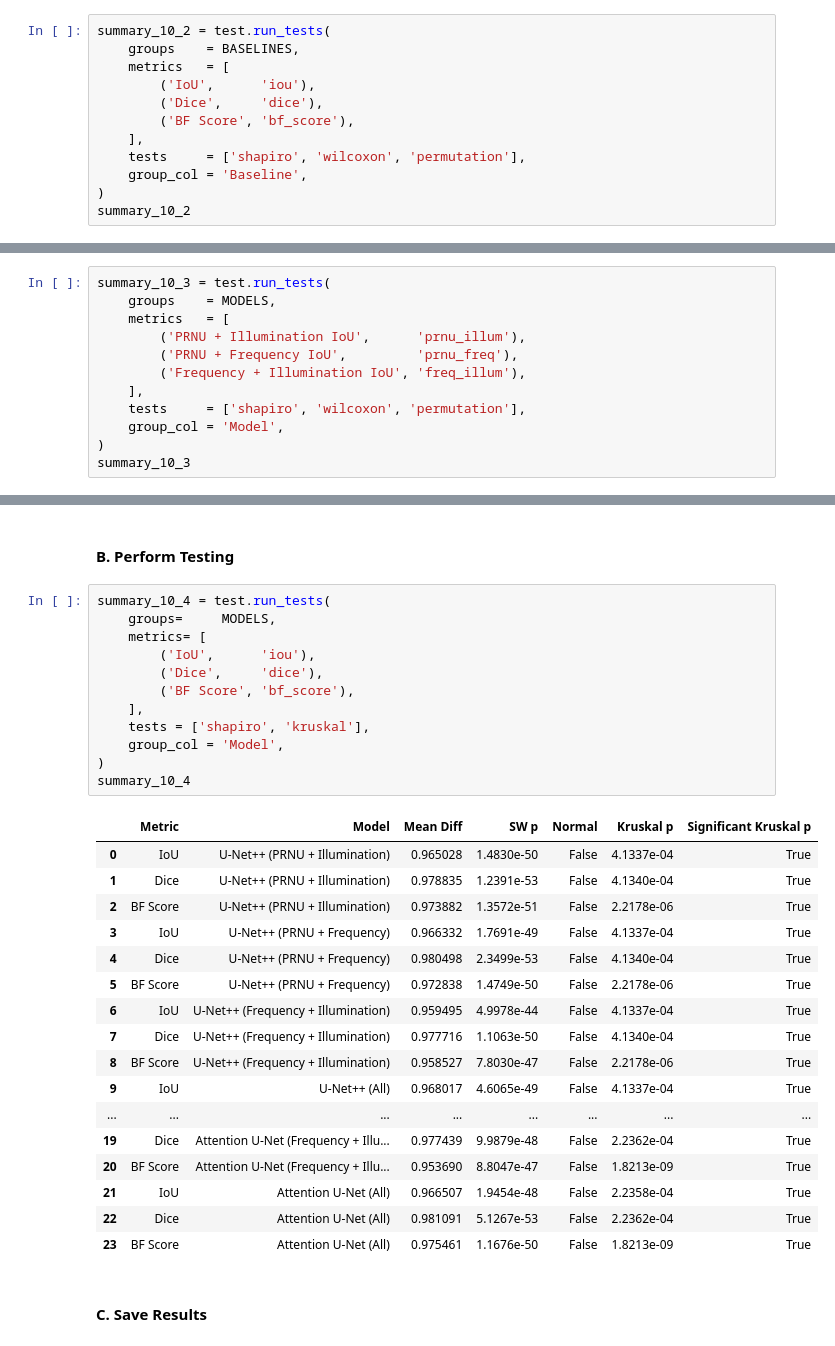
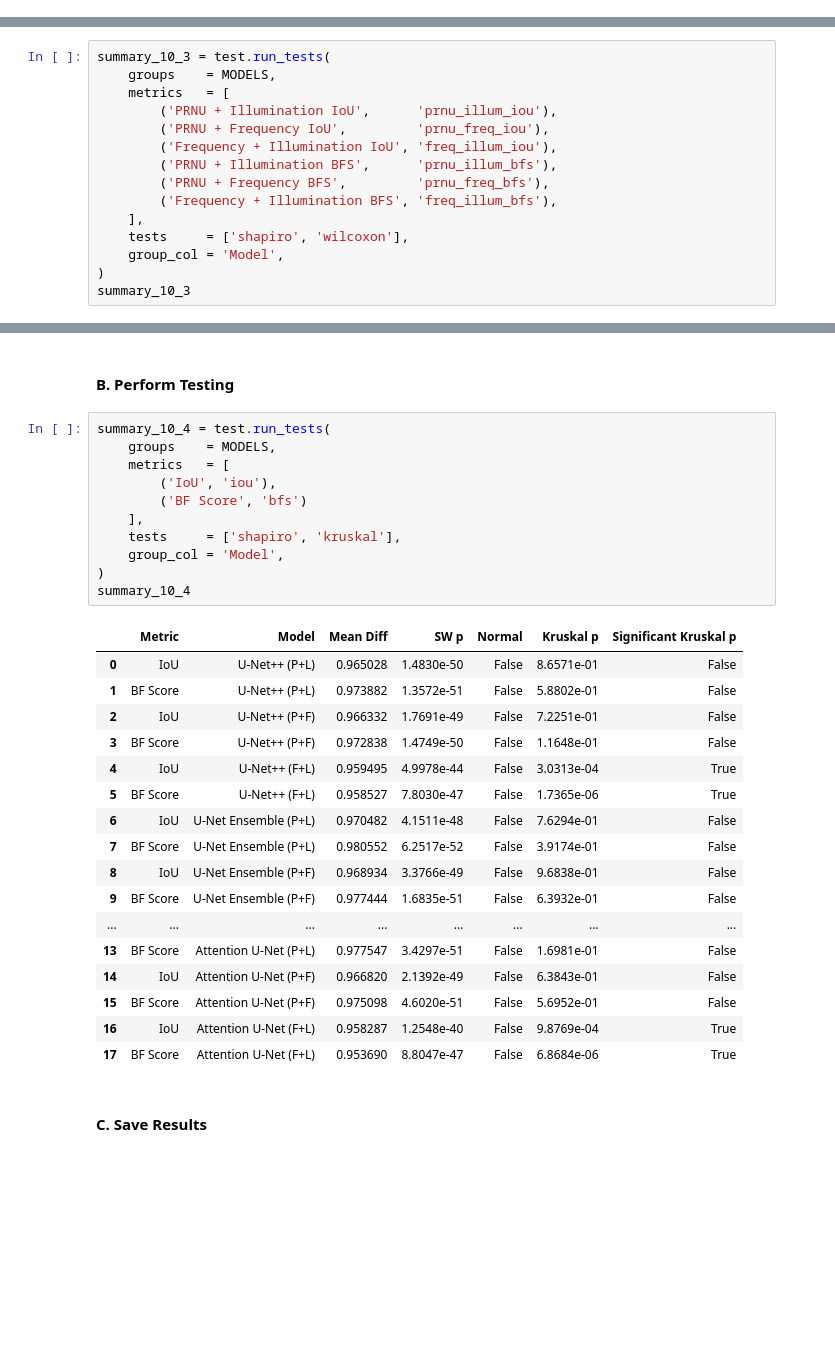
Before and after one commit to JeserylMae/unet-ensemble, a Jupyter notebook: notebooks/10_statistical_test.ipynb, the cells around one changed output, grey strips where cells are left out. Cells and saved outputs as stored; diff of their text form; blank space fills up the shorter version.

```diff
--- a/notebooks/10_statistical_test.ipynb
+++ b/notebooks/10_statistical_test.ipynb
@@ -158,12 +91,0 @@ BASELINES = {
-# %%
-summary_10_2 = test.run_tests(
-    groups    = BASELINES,
-    metrics   = [
-        ('IoU',      'iou'),
-        ('Dice',     'dice'),
-        ('BF Score', 'bf_score'),
-    ],
-    tests     = ['shapiro', 'wilcoxon', 'permutation'],
-    group_col = 'Baseline',
-)
-summary_10_2
@@ -231,11 +152,14 @@ MODELS = {
 summary_10_3 = test.run_tests(
     groups    = MODELS,
     metrics   = [
-        ('PRNU + Illumination IoU',      'prnu_illum'),
-        ('PRNU + Frequency IoU',         'prnu_freq'),
-        ('Frequency + Illumination IoU', 'freq_illum'),
+        ('PRNU + Illumination IoU',      'prnu_illum_iou'),
+        ('PRNU + Frequency IoU',         'prnu_freq_iou'),
+        ('Frequency + Illumination IoU', 'freq_illum_iou'),
+        ('PRNU + Illumination BFS',      'prnu_illum_bfs'),
+        ('PRNU + Frequency BFS',         'prnu_freq_bfs'),
+        ('Frequency + Illumination BFS', 'freq_illum_bfs'),
     ],
-    tests     = ['shapiro', 'wilcoxon', 'permutation'],
+    tests     = ['shapiro', 'wilcoxon'],
     group_col = 'Model',
 )
 summary_10_3
@@ -364,34 +292,33 @@ MODELS = {
 #### B. Perform Testing
 # %%
 summary_10_4 = test.run_tests(
-    groups=     MODELS,
-    metrics= [
-        ('IoU',      'iou'),
-        ('Dice',     'dice'),
-        ('BF Score', 'bf_score'),
+    groups    = MODELS,
+    metrics   = [
+        ('IoU', 'iou'),
+        ('BF Score', 'bfs')
     ],
-    tests = ['shapiro', 'kruskal'],
+    tests     = ['shapiro', 'kruskal'],
     group_col = 'Model',
 )
 summary_10_4
 # %% [output]
 |  | Metric | Model | Mean Diff | SW p | Normal | Kruskal p | Significant Kruskal p |
-| 0 | IoU | U-Net++ (PRNU + Illumination) | 0.965028 | 1.4830e-50 | False | 4.1337e-04 | True |
-| 1 | Dice | U-Net++ (PRNU + Illumination) | 0.978835 | 1.2391e-53 | False | 4.1340e-04 | True |
-| 2 | BF Score | U-Net++ (PRNU + Illumination) | 0.973882 | 1.3572e-51 | False | 2.2178e-06 | True |
-| 3 | IoU | U-Net++ (PRNU + Frequency) | 0.966332 | 1.7691e-49 | False | 4.1337e-04 | True |
-| 4 | Dice | U-Net++ (PRNU + Frequency) | 0.980498 | 2.3499e-53 | False | 4.1340e-04 | True |
-| 5 | BF Score | U-Net++ (PRNU + Frequency) | 0.972838 | 1.4749e-50 | False | 2.2178e-06 | True |
-| 6 | IoU | U-Net++ (Frequency + Illumination) | 0.959495 | 4.9978e-44 | False | 4.1337e-04 | True |
-| 7 | Dice | U-Net++ (Frequency + Illumination) | 0.977716 | 1.1063e-50 | False | 4.1340e-04 | True |
-| 8 | BF Score | U-Net++ (Frequency + Illumination) | 0.958527 | 7.8030e-47 | False | 2.2178e-06 | True |
-| 9 | IoU | U-Net++ (All) | 0.968017 | 4.6065e-49 | False | 4.1337e-04 | True |
+| 0 | IoU | U-Net++ (P+L) | 0.965028 | 1.4830e-50 | False | 8.6571e-01 | False |
+| 1 | BF Score | U-Net++ (P+L) | 0.973882 | 1.3572e-51 | False | 5.8802e-01 | False |
+| 2 | IoU | U-Net++ (P+F) | 0.966332 | 1.7691e-49 | False | 7.2251e-01 | False |
+| 3 | BF Score | U-Net++ (P+F) | 0.972838 | 1.4749e-50 | False | 1.1648e-01 | False |
+| 4 | IoU | U-Net++ (F+L) | 0.959495 | 4.9978e-44 | False | 3.0313e-04 | True |
+| 5 | BF Score | U-Net++ (F+L) | 0.958527 | 7.8030e-47 | False | 1.7365e-06 | True |
+| 6 | IoU | U-Net Ensemble (P+L) | 0.970482 | 4.1511e-48 | False | 7.6294e-01 | False |
+| 7 | BF Score | U-Net Ensemble (P+L) | 0.980552 | 6.2517e-52 | False | 3.9174e-01 | False |
+| 8 | IoU | U-Net Ensemble (P+F) | 0.968934 | 3.3766e-49 | False | 9.6838e-01 | False |
+| 9 | BF Score | U-Net Ensemble (P+F) | 0.977444 | 1.6835e-51 | False | 6.3932e-01 | False |
 | ... | ... | ... | ... | ... | ... | ... | ... |
-| 19 | Dice | Attention U-Net (Frequency + Illu... | 0.977439 | 9.9879e-48 | False | 2.2362e-04 | True |
-| 20 | BF Score | Attention U-Net (Frequency + Illu... | 0.953690 | 8.8047e-47 | False | 1.8213e-09 | True |
-| 21 | IoU | Attention U-Net (All) | 0.966507 | 1.9454e-48 | False | 2.2358e-04 | True |
-| 22 | Dice | Attention U-Net (All) | 0.981091 | 5.1267e-53 | False | 2.2362e-04 | True |
-| 23 | BF Score | Attention U-Net (All) | 0.975461 | 1.1676e-50 | False | 1.8213e-09 | True |
+| 13 | BF Score | Attention U-Net (P+L) | 0.977547 | 3.4297e-51 | False | 1.6981e-01 | False |
+| 14 | IoU | Attention U-Net (P+F) | 0.966820 | 2.1392e-49 | False | 6.3843e-01 | False |
+| 15 | BF Score | Attention U-Net (P+F) | 0.975098 | 4.6020e-51 | False | 5.6952e-01 | False |
+| 16 | IoU | Attention U-Net (F+L) | 0.958287 | 1.2548e-40 | False | 9.8769e-04 | True |
+| 17 | BF Score | Attention U-Net (F+L) | 0.953690 | 8.8047e-47 | False | 6.8684e-06 | True |
 # %% [markdown]
 #### C. Save Results
 # %%
```
Also changed, not shown: parts of 47 cells of this notebook.
